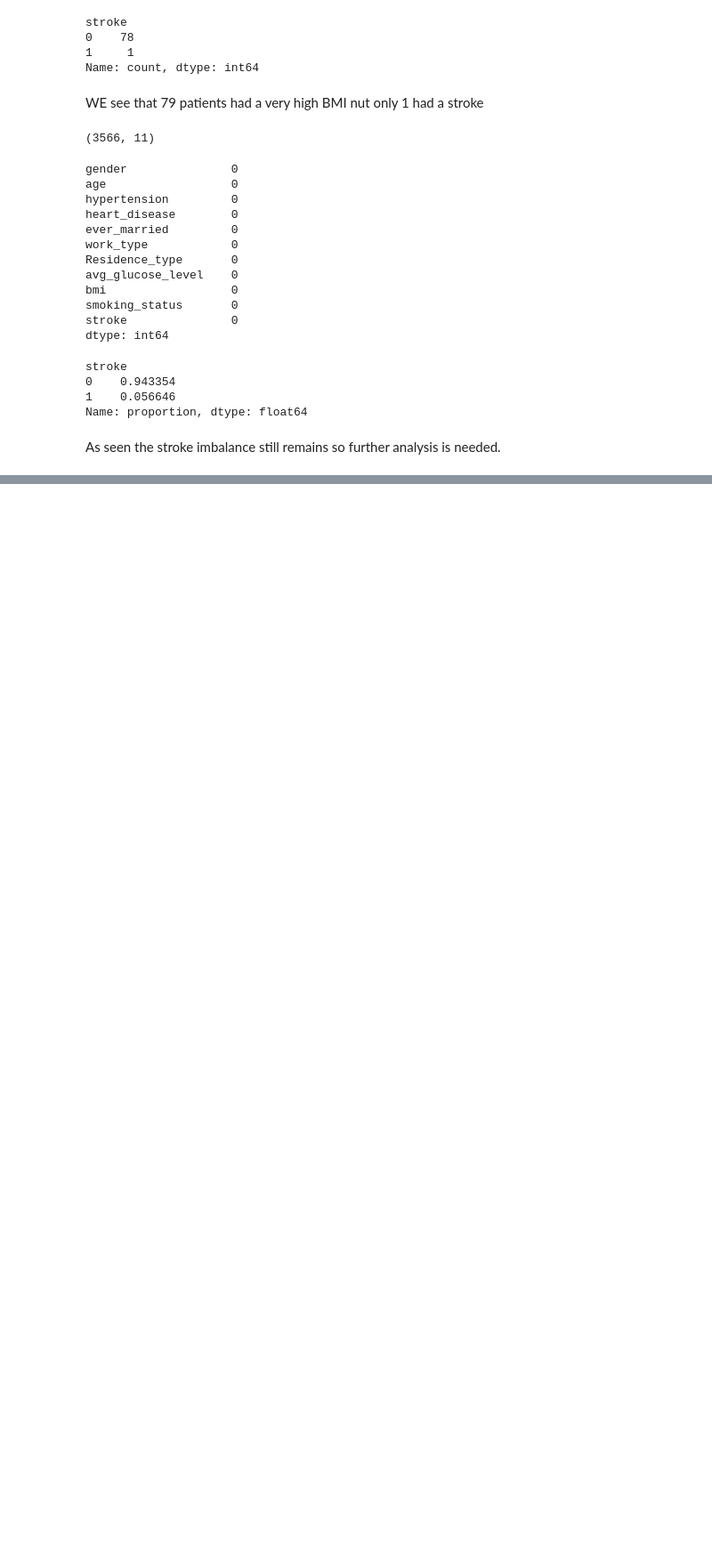
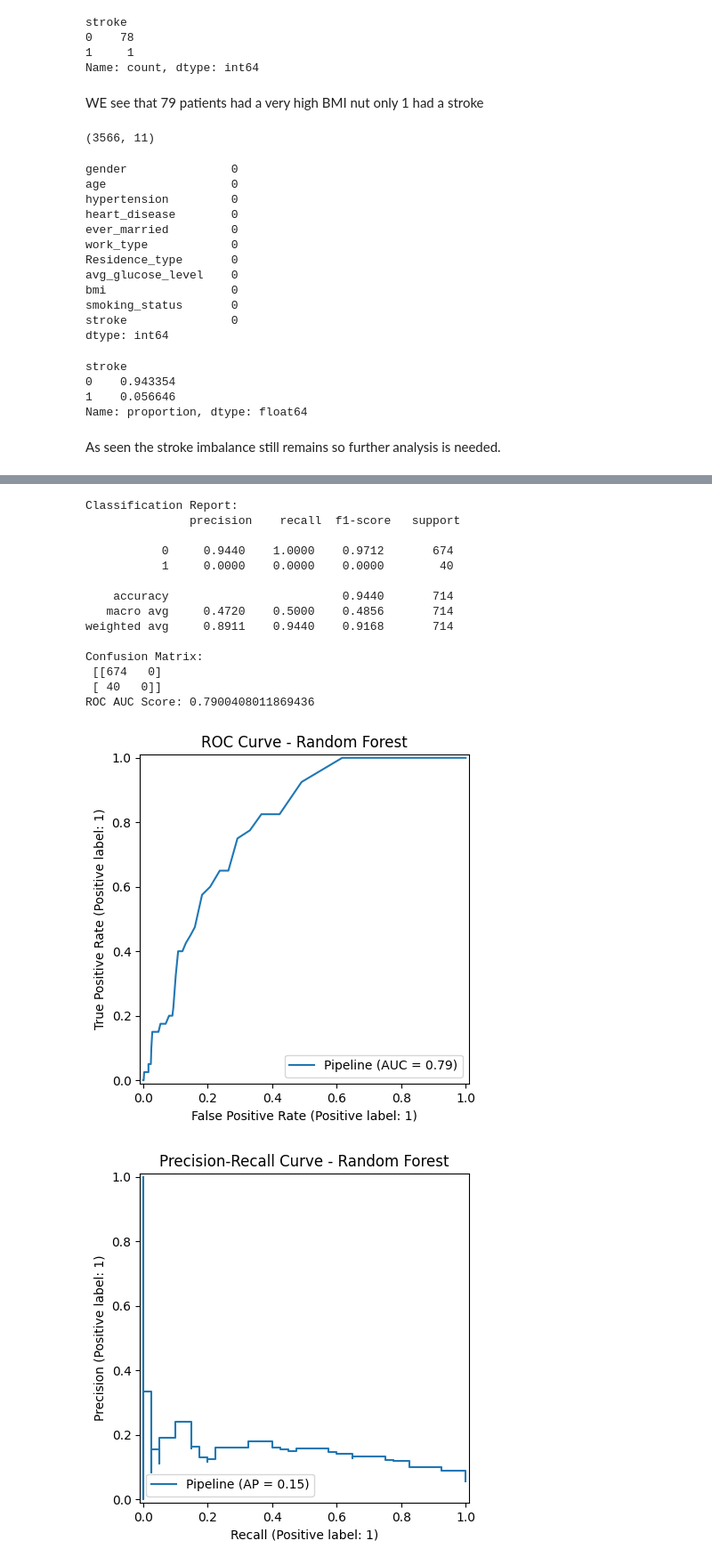
Before and after one commit to ZinaRotgauz/hcds-project, a Jupyter notebook: decriptive analysis.ipynb, the cells around one changed output, grey strips where cells are left out. Shown at 89% size. Saved outputs shown, nothing was run; the diff lists cells and outputs as text; code cells hidden in the pictures; blank space fills up the shorter version.

```diff
--- a/decriptive analysis.ipynb
+++ b/decriptive analysis.ipynb
@@ -209,0 +320,54 @@ As seen the stroke imbalance still remains so further analysis is needed.
+# %%
+from sklearn.ensemble import RandomForestClassifier
+
+
+rf_pipeline = Pipeline(steps=[
+    ('preprocessor', preprocessor),
+    ('classifier', RandomForestClassifier(class_weight='balanced', n_estimators=100, random_state=42))
+])
+
+rf_pipeline.fit(X_train, y_train)
+
+y_pred_rf = rf_pipeline.predict(X_test)
+y_proba_rf = rf_pipeline.predict_proba(X_test)[:, 1]
+
+print("Classification Report:\n", classification_report(y_test, y_pred_rf, digits=4))
+print("Confusion Matrix:\n", confusion_matrix(y_test, y_pred_rf))
+print("ROC AUC Score:", roc_auc_score(y_test, y_proba_rf))
+
+RocCurveDisplay.from_estimator(rf_pipeline, X_test, y_test)
+plt.title('ROC Curve - Random Forest')
+plt.show()
+
+PrecisionRecallDisplay.from_estimator(rf_pipeline, X_test, y_test)
+plt.title('Precision-Recall Curve - Random Forest')
+plt.show()
+
+# Feature importance
+all_features_rf = np.concatenate([feature_names_num, feature_names_cat])
+importances = rf_pipeline.named_steps['classifier'].feature_importances_
+feat_imp_df = pd.Series(importances, index=all_features_rf).sort_values(ascending=False)
+print("Top features:")
+print(feat_imp_df.head(10))
+
+feat_imp_df.head(10).plot(kind='barh')
+plt.title('Top Random Forest Feature Importances')
+plt.gca().invert_yaxis()
+plt.show()
+# %% [output]
+Classification Report:
+               precision    recall  f1-score   support
+
+           0     0.9440    1.0000    0.9712       674
+           1     0.0000    0.0000    0.0000        40
+
+    accuracy                         0.9440       714
+   macro avg     0.4720    0.5000    0.4856       714
+weighted avg     0.8911    0.9440    0.9168       714
+
+Confusion Matrix:
+ [[674   0]
+ [ 40   0]]
+ROC AUC Score: 0.7900408011869436
+[figure, added]
+[figure, added]
```
Also changed, not shown: parts of 4 cells of this notebook.
